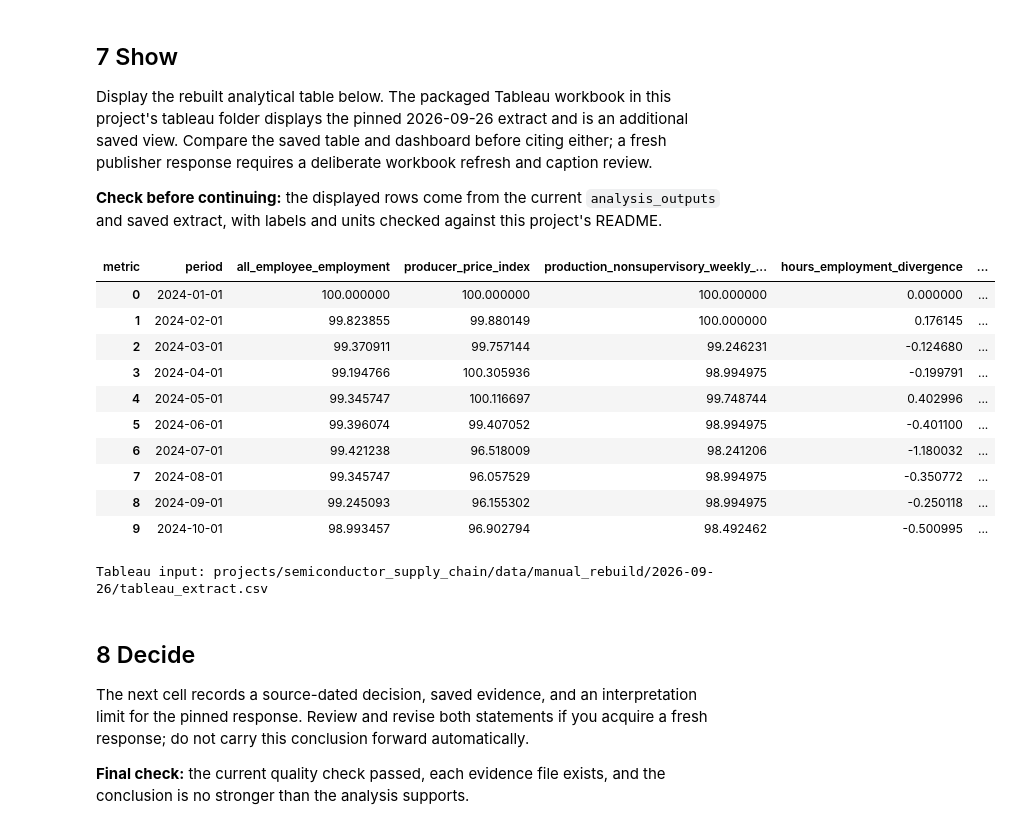
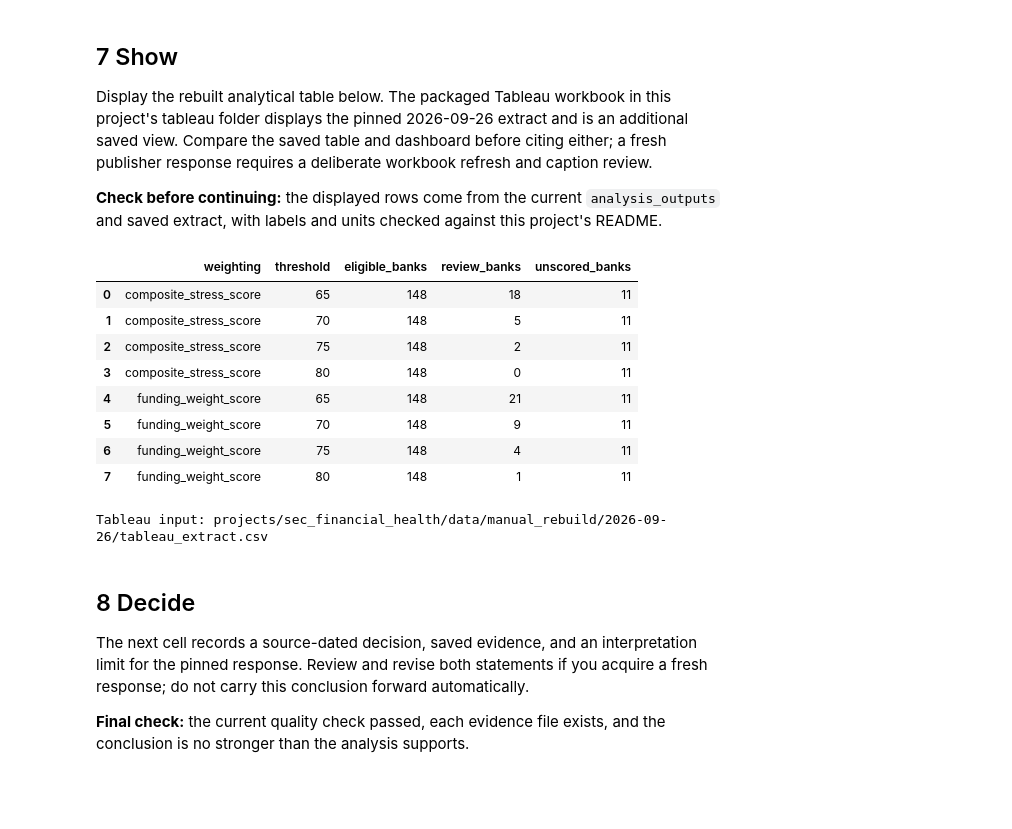
Before and after one commit to mrasuldata/signal-to-decision-analytics, a Jupyter notebook: projects/sec_financial_health/notebooks/sec_financial_health_analysis.ipynb, the cells around one changed output. Saved outputs shown, nothing was run; the diff lists cells and outputs as text; code cells hidden in the pictures; blank space fills up the shorter version.

Commit message:
Publish verified seven-project release

```diff
--- a/projects/semiconductor_supply_chain/notebooks/manual_lineage.ipynb
+++ b/projects/sec_financial_health/notebooks/sec_financial_health_analysis.ipynb
@@ -264,7 +292,7 @@ Run the import cell. It verifies the pinned response hash (or retrieves a new pu
 
 **Check before continuing:** no parse or source-integrity error; the imported table is nonempty, has the expected fields and grain, and the displayed source date matches the saved response metadata.
 # %%
-raw = _bls_semiconductors()
+raw = _fdic()
 if raw.empty:
     raise ValueError("Publisher returned no source records")
 SNAPSHOT_DATE = SNAPSHOT_DATE_OVERRIDE or (
@@ -596,17 +642,19 @@ def decision_queue(frame: pd.DataFrame, spec: AnalysisSpec, limit: int = 20) ->
     columns = list(dict.fromkeys(c for c in columns if c in frame))
     return frame.nlargest(limit, spec.score)[columns].reset_index(drop=True)
 
-def supply_chain_divergence(frame: pd.DataFrame) -> pd.DataFrame:
-    pivot = frame.pivot(index="period", columns="metric", values="normalized_index").sort_index()
-    if {"production_nonsupervisory_weekly_hours", "all_employee_employment"}.issubset(pivot):
-        pivot["hours_employment_divergence"] = (
-            pivot["production_nonsupervisory_weekly_hours"] - pivot["all_employee_employment"]
+def bank_scenario(frame: pd.DataFrame) -> pd.DataFrame:
+    latest = frame.sort_values("report_date").groupby("cert").tail(1).copy()
+    for shock in [0.05, 0.10, 0.15]:
+        latest[f"loan_to_deposit_after_{int(shock * 100)}pct_outflow"] = (
+            100 * latest["loans"] / (latest["deposits"] * (1 - shock))
         )
-    if {"producer_price_index", "all_employee_employment"}.issubset(pivot):
-        pivot["price_employment_divergence"] = (
-            pivot["producer_price_index"] - pivot["all_employee_employment"]
-        )
-    return pivot.reset_index()
+    columns = [
+        "cert",
+        "bank_name",
+        "composite_stress_score",
+        *[c for c in latest if "outflow" in c],
+    ]
+    return latest[columns].sort_values("composite_stress_score", ascending=False)
 
 def run_analysis(slug: str, frame: pd.DataFrame) -> dict[str, pd.DataFrame]:
     spec = SPECS[slug]
@@ -649,5 +697,5 @@ def run_analysis(slug: str, frame: pd.DataFrame) -> dict[str, pd.DataFrame]:
 
 analysis_outputs = run_analysis(SLUG, clean)
 print("Calculated outputs:", {name: len(frame) for name, frame in analysis_outputs.items()})
-display(analysis_outputs["divergence_analysis"].head(5))
+display(analysis_outputs["threshold_sensitivity"].head(5))
 # %% [output]
@@ -729,21 +777,19 @@ Display the rebuilt analytical table below. The packaged Tableau workbook in thi
 
 **Check before continuing:** the displayed rows come from the current `analysis_outputs` and saved extract, with labels and units checked against this project's README.
 # %%
-display(analysis_outputs["divergence_analysis"].head(10))
+display(analysis_outputs["threshold_sensitivity"].head(10))
 print("Tableau input:", (OUTPUT_DIR / "tableau_extract.csv").relative_to(ROOT).as_posix())
 # %% [output]
-| metric | period | all_employee_employment | producer_price_index | production_nonsupervisory_weekly_... | hours_employment_divergence | ... |
-| 0 | 2024-01-01 | 100.000000 | 100.000000 | 100.000000 | 0.000000 | ... |
-| 1 | 2024-02-01 | 99.823855 | 99.880149 | 100.000000 | 0.176145 | ... |
-| 2 | 2024-03-01 | 99.370911 | 99.757144 | 99.246231 | -0.124680 | ... |
-| 3 | 2024-04-01 | 99.194766 | 100.305936 | 98.994975 | -0.199791 | ... |
-| 4 | 2024-05-01 | 99.345747 | 100.116697 | 99.748744 | 0.402996 | ... |
-| 5 | 2024-06-01 | 99.396074 | 99.407052 | 98.994975 | -0.401100 | ... |
-| 6 | 2024-07-01 | 99.421238 | 96.518009 | 98.241206 | -1.180032 | ... |
-| 7 | 2024-08-01 | 99.345747 | 96.057529 | 98.994975 | -0.350772 | ... |
-| 8 | 2024-09-01 | 99.245093 | 96.155302 | 98.994975 | -0.250118 | ... |
-| 9 | 2024-10-01 | 98.993457 | 96.902794 | 98.492462 | -0.500995 | ... |
+|  | weighting | threshold | eligible_banks | review_banks | unscored_banks |
+| 0 | composite_stress_score | 65 | 148 | 18 | 11 |
+| 1 | composite_stress_score | 70 | 148 | 5 | 11 |
+| 2 | composite_stress_score | 75 | 148 | 2 | 11 |
+| 3 | composite_stress_score | 80 | 148 | 0 | 11 |
+| 4 | funding_weight_score | 65 | 148 | 21 | 11 |
+| 5 | funding_weight_score | 70 | 148 | 9 | 11 |
+| 6 | funding_weight_score | 75 | 148 | 4 | 11 |
+| 7 | funding_weight_score | 80 | 148 | 1 | 11 |
-Tableau input: projects/semiconductor_supply_chain/data/manual_rebuild/2026-09-26/tableau_extract.csv
+Tableau input: projects/sec_financial_health/data/manual_rebuild/2026-09-26/tableau_extract.csv
 # %% [markdown]
 ## 8 Decide
 
```
Also changed, not shown: parts of 12 cells of this notebook, 61 other files.
